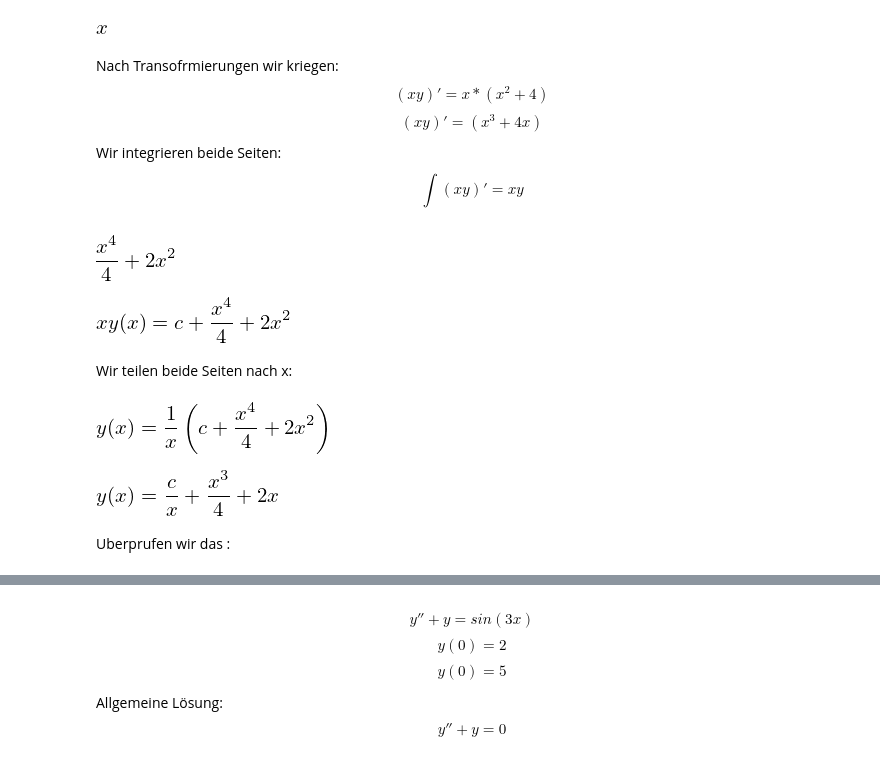
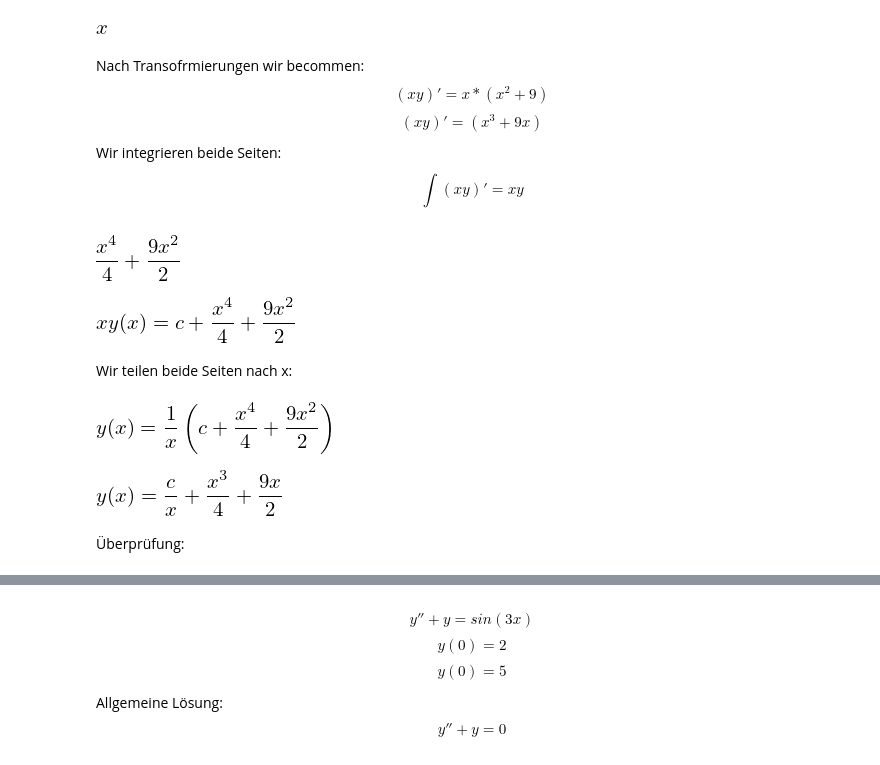
Before and after one commit to pchr8/math3-jupyter, a Jupyter notebook: Diffgleich.ipynb, the cells around one changed output, grey strips where cells are left out. Drawn from its saved outputs; the diff is of its cells as text; code cells hidden in the pictures.

```diff
--- a/Diffgleich.ipynb
+++ b/Diffgleich.ipynb
@@ -128,23 +76,23 @@ ifa
 # %% [output]
 [figure]
 # %% [markdown]
-Nach Transofrmierungen wir kriegen:
-$$(xy)'=x*(x^2+4)$$
-$$(xy)'=(x^3+4x)$$
+Nach Transofrmierungen wir becommen:
+$$(xy)'=x*(x^2+9)$$
+$$(xy)'=(x^3+9x)$$
 Wir integrieren beide Seiten:
 $$\int{(xy)'}=xy$$
 # %%
-ii=integrate((x**3+4*x),x)
+ii=integrate((x**3+9*x),x)
 ii
 # %% [output]
-[figure, old version]
+[figure, new version]
 # %%
 ii=ii+c #integration
 
 iii=Eq(x*y(x),ii)
 iii
 # %% [output]
-[figure, old version]
+[figure, new version]
 # %% [markdown]
 Wir teilen beide Seiten nach x:
 # %%
@@ -152,14 +100,14 @@ ii=ii/x;
 iiii=Eq(y(x),ii)
 iiii
 # %% [output]
-[figure, old version]
+[figure, new version]
 # %%
 iiii=simplify(iiii)
 iiii
 # %% [output]
-[figure, old version]
+[figure, new version]
-# %% [markdown]
-Uberprufen wir das :
+# %% [markdown]
+Überprüfung:
 # %%
 auto=dsolve(gl)
 auto
```
Also changed, not shown: parts of 36 cells of this notebook, 18 other files.
